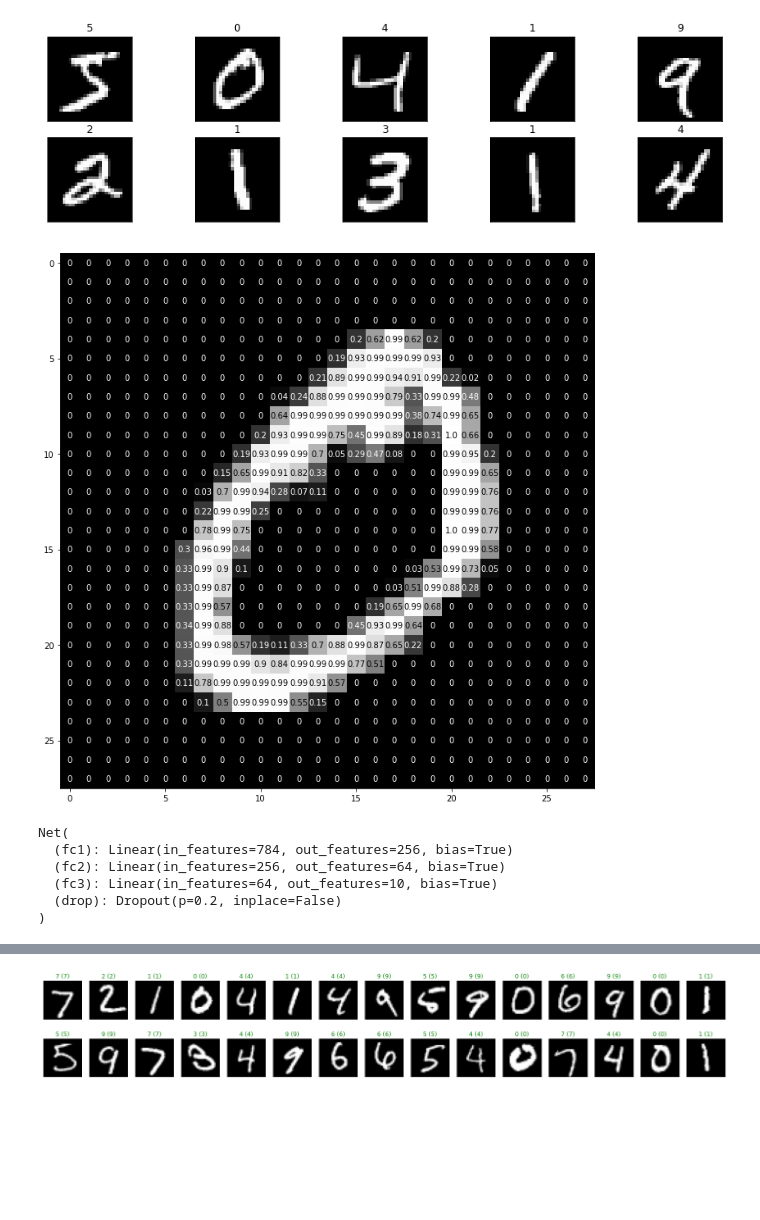
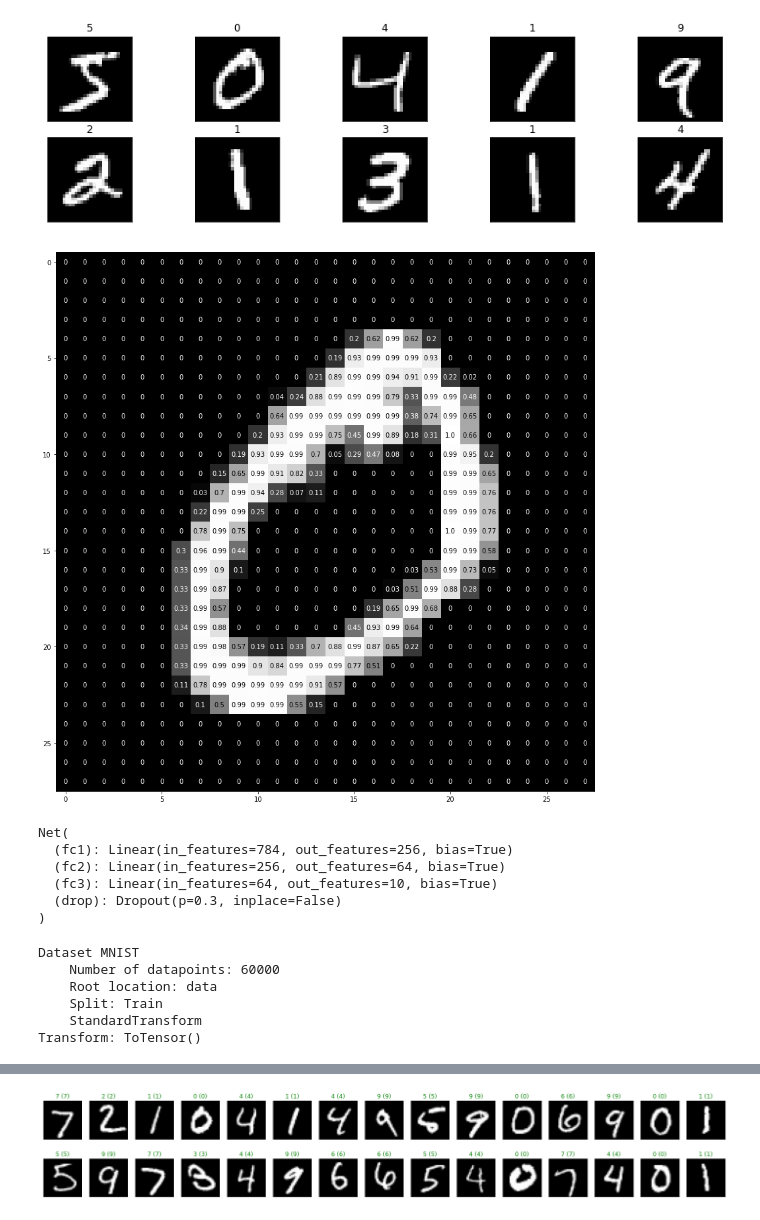
Before and after one commit to itsmeasur/ICG, a Jupyter notebook: ICG_ass_3.ipynb, the cells around one changed output, grey strips where cells are left out. Cells and saved outputs as stored; diff of their text form; code cells hidden in the pictures; blank space fills up the shorter version.

```diff
--- a/ICG_ass_3.ipynb
+++ b/ICG_ass_3.ipynb
@@ -35,14 +39,14 @@ Extracting data/MNIST/raw/t10k-labels-idx1-ubyte.gz to data/MNIST/raw
 # %%
 import matplotlib.pyplot as plt
 
-images, labels = iter(train_loader).next()
+images, digits = iter(train_loader).next()
 images = images.numpy()
 
 fig = plt.figure(figsize=(15, 4))
 for i in np.arange(10):
-    ax = fig.add_subplot(2, 5, i+1, xticks=[], yticks=[])
-    ax.imshow(np.squeeze(images[i]), cmap='gray')
-    ax.set_title(str(labels[i].item()))
+    sub_plot = fig.add_subplot(2, 5, i+1, xticks=[], yticks=[])
+    sub_plot.imshow(np.squeeze(images[i]), cmap='gray')
+    sub_plot.set_title(str(digits[i].item()))
 # %% [output]
 [figure]
 # %%
@@ -50,34 +54,35 @@ for i in np.arange(10):
 # %%
 img = np.squeeze(images[1])
 
-fig = plt.figure(figsize = (12,12))
-ax = fig.add_subplot()
-ax.imshow(img, cmap='gray')
-width, height = img.shape
-thresh = img.max()/2
-for x in range(width):
-    for y in range(height):
-        val = round(img[x][y],2) if img[x][y] !=0 else 0
-        ax.annotate(str(val), xy=(y,x), horizontalalignment='center', verticalalignment='center', color='white' if img[x][y]<thresh else 'black')
+plt.figure(figsize = (15,15))
+plt.imshow(img, cmap='gray')
+width_px, height_px = img.shape
+for x in range(width_px):
+    for y in range(height_px):
+        value = round(img[x][y],2) if img[x][y] !=0 else 0
+        value = str(value)
+        if img[x][y]<0.5:
+          plt.annotate(value, xy=(y,x), horizontalalignment='center', verticalalignment='center', color='white')
+        else:
+          plt.annotate(value, xy=(y,x), horizontalalignment='center', verticalalignment='center', color='black')
 # %% [output]
-[figure, old version]
+[figure, new version]
 # %%
 import torch.nn as nn
-import torch.nn.functional as F
+import torch.nn.functional as function
 
-# we are defining the NN architecture
 class Net(nn.Module):
     def __init__(self):
         super(Net, self).__init__()
-        self.fc1 = nn.Linear(28 * 28, 256)
+        self.fc1 = nn.Linear(784, 256) # width_px * height_px = 28*28 = 784
         self.fc2 = nn.Linear(256,64)
         self.fc3 = nn.Linear(64,10)
-        self.drop = nn.Dropout(p=0.2)
+        self.drop = nn.Dropout(p=0.3)
 
     def forward(self, x):
-        x = x.view(-1, 28 * 28)  # flatten image input
-        x = self.drop(F.relu(self.fc1(x)))  # add hidden layer
-        x = self.drop(F.relu(self.fc2(x)))  # with relu activation function
+        x = x.view(-1, 784)  # flatten image
+        x = self.drop(function.relu(self.fc1(x)))
+        x = self.drop(function.relu(self.fc2(x)))
         x = self.fc3(x)
         return x
 
@@ -88,6 +93,6 @@ Net(
   (fc1): Linear(in_features=784, out_features=256, bias=True)
   (fc2): Linear(in_features=256, out_features=64, bias=True)
   (fc3): Linear(in_features=64, out_features=10, bias=True)
-  (drop): Dropout(p=0.2, inplace=False)
+  (drop): Dropout(p=0.3, inplace=False)
 )
 # %%
@@ -96 +102,10 @@ optimizer = torch.optim.Adam(model.parameters(), lr=0.001)
+# %%
+train_loader.dataset
+# %% [output]
+Dataset MNIST
+    Number of datapoints: 60000
+    Root location: data
+    Split: Train
+    StandardTransform
+Transform: ToTensor()
 # %%
```
Also changed, not shown: parts of 6 cells of this notebook.
